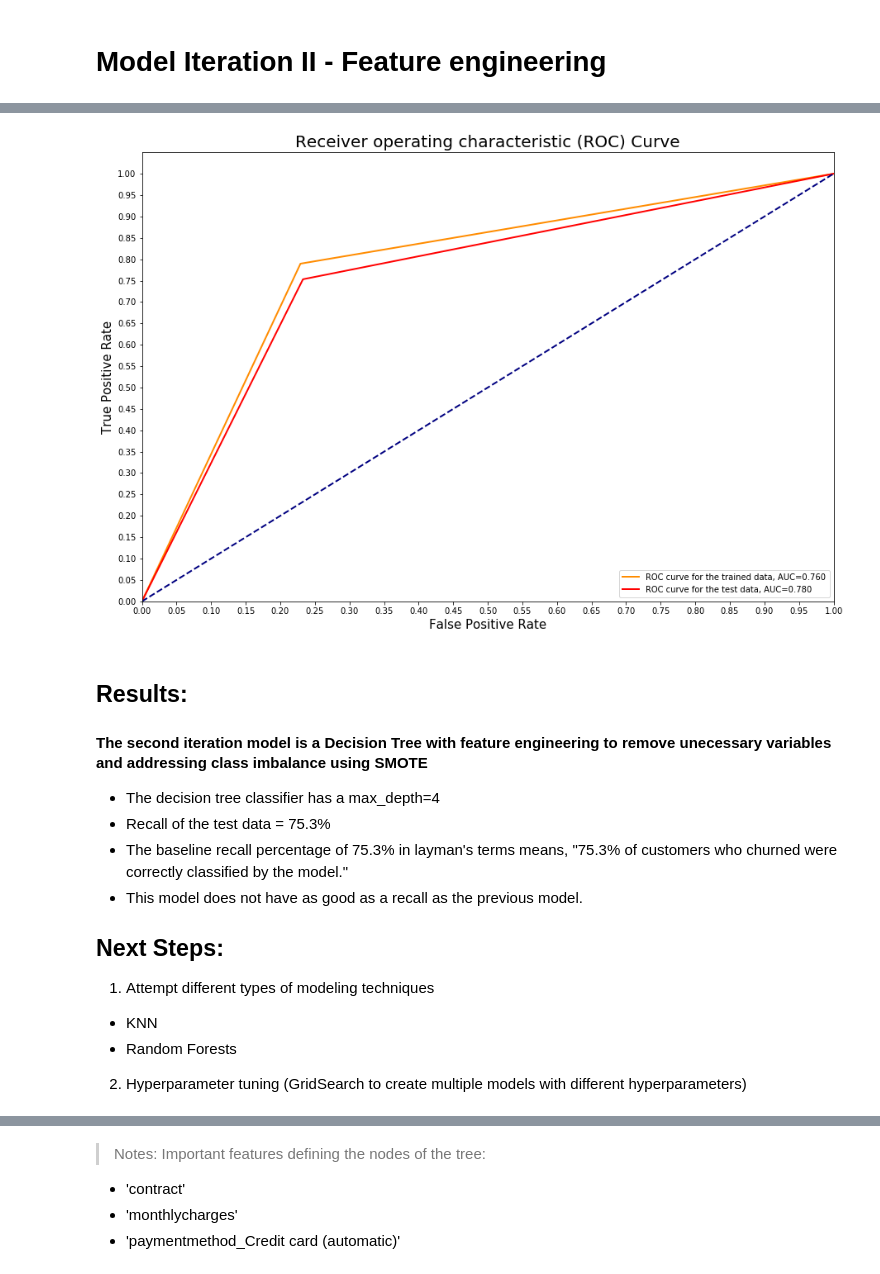
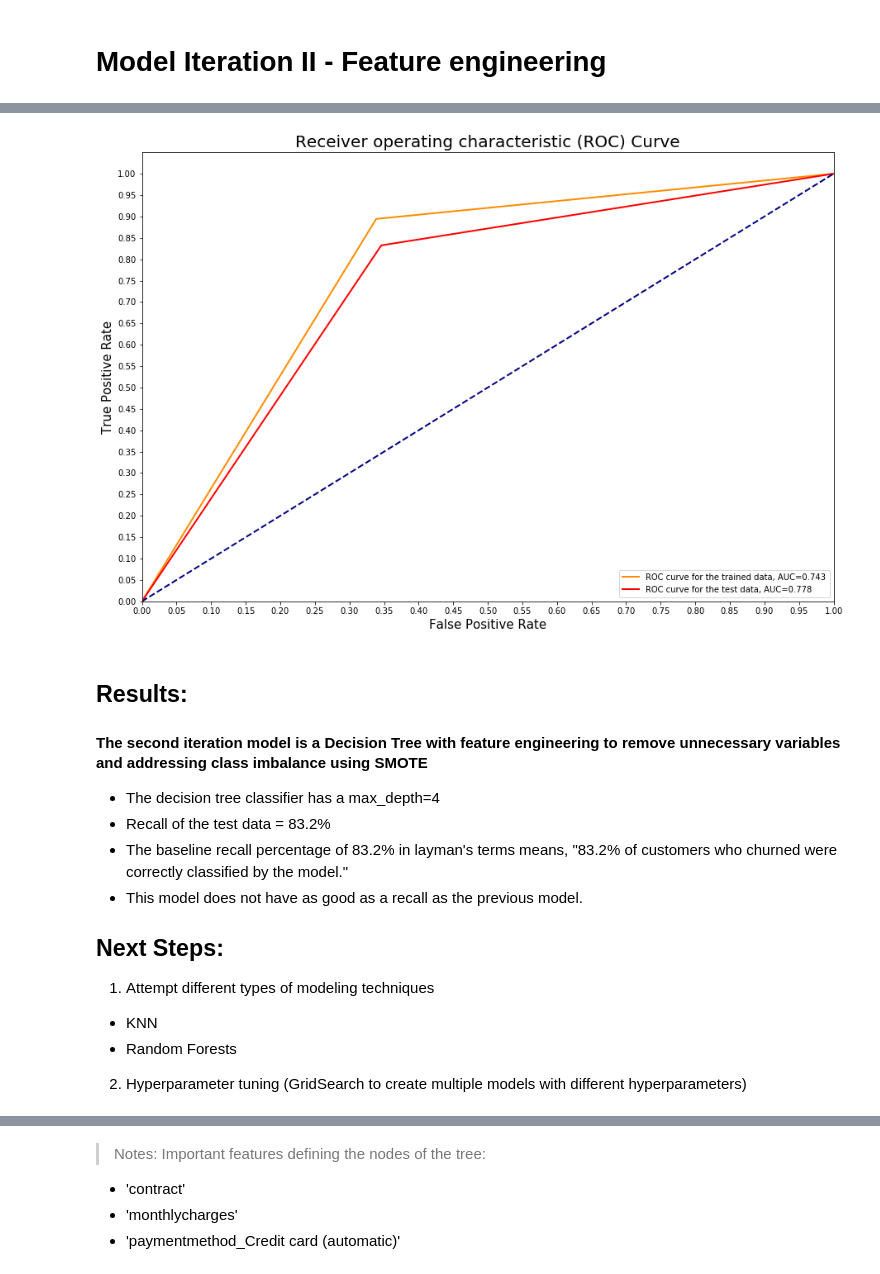
Before and after one commit to mattielips/customer-retention-modeling, a Jupyter notebook: Modeling.ipynb, the cells around one changed output, grey strips where cells are left out. Drawn from its saved outputs; the diff is of its cells as text; code cells hidden in the pictures.

Commit message:
Complete hyperparameter tuning to improve model's recall

```diff
--- a/Modeling.ipynb
+++ b/Modeling.ipynb
@@ -77,7 +77,7 @@ X = df_dummified.drop('churn', axis=1)
 y = df_dummified['churn']
 
 # Perform an train_test_split
-X_train, X_test, y_train, y_test = train_test_split(X, y, test_size=0.3, random_state=0) # 70/30 for standard ML
+X_train, X_test, y_train, y_test = train_test_split(X, y, test_size=0.3, random_state=0, stratify=y)
 # %%
 # CREATING A PIPELINE
 def pipeline(name_of_pipeline, classifier, X_train, y_train, X_test, y_test):
@@ -350,7 +372,7 @@ X_fe = df_featureengineered_dummified.drop('churn', axis=1)
 y_fe = df_featureengineered_dummified['churn']
 
 # Perform an train_test_split = 70/30 for standard ML
-X_fe_train, X_fe_test, y_fe_train, y_fe_test = train_test_split(X_fe, y_fe, test_size=0.3, random_state=0)
+X_fe_train, X_fe_test, y_fe_train, y_fe_test = train_test_split(X_fe, y_fe, test_size=0.3, random_state=0, stratify=y)
 # %%
 # SMOTE the data
 smote = SMOTE(random_state=0, sampling_strategy=1)
@@ -391,13 +413,13 @@ visualizing_confusionmatrix('pipe_3', dt, X_fe_train_smote, y_fe_train_smote, X_
 # %%
-createROCCurve('pipe_3', dt, X_fe_train_smote, y_fe_train_smote, X_fe_test, y_fe_test)
+createROCCurve('pipe_4', dt, X_fe_train_smote, y_fe_train_smote, X_fe_test, y_fe_test)
 # %% [output]
-[figure, old version]
+[figure, new version]
 # %% [markdown]
 ## Results:
-#### The second iteration model is a Decision Tree with feature engineering to remove unecessary variables and addressing class imbalance using SMOTE
+#### The second iteration model is a Decision Tree with feature engineering to remove unnecessary variables and addressing class imbalance using SMOTE
 * The decision tree classifier has a max_depth=4
-* Recall of the test data = 75.3%
-* The baseline recall percentage of 75.3% in layman's terms means, "75.3% of customers who churned were correctly classified by the model."
+* Recall of the test data = 83.2%
+* The baseline recall percentage of 83.2% in layman's terms means, "83.2% of customers who churned were correctly classified by the model."
 * This model does not have as good as a recall as the previous model.
 
 ## Next Steps:
```
Also changed, not shown: parts of 59 cells of this notebook.
